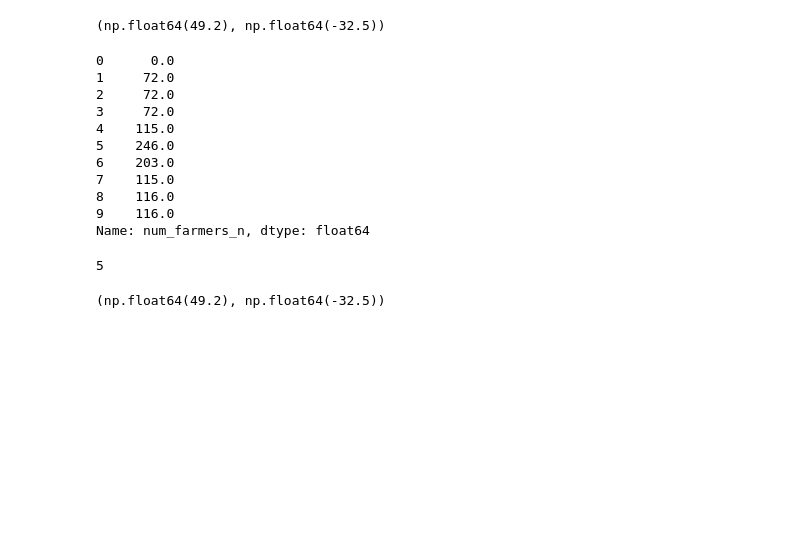
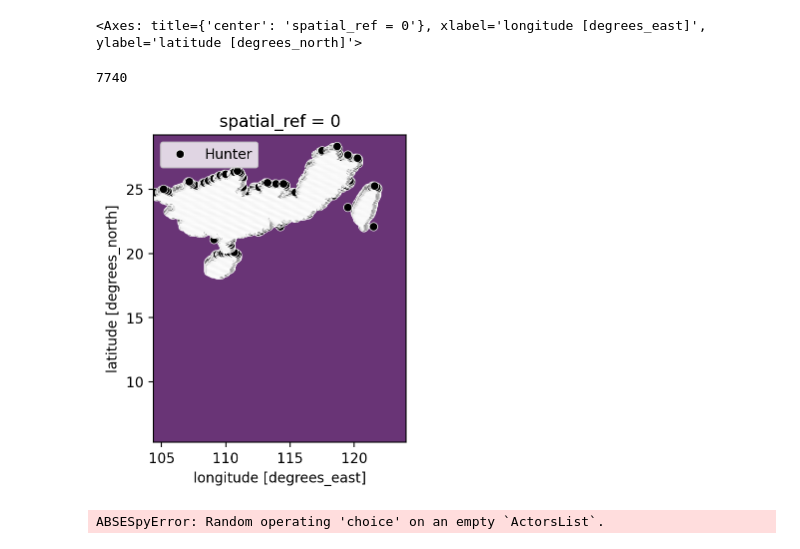
Before and after one commit to SongshGeo/South-China-Livehood-Evolution, a Jupyter notebook: exp.ipynb, the cells around one changed output. Drawn from its saved outputs; the diff is of its cells as text; code cells hidden in the pictures; blank space fills up the shorter version.

Commit message:
fix(nature): :bug: 修复了初始狩猎采集人口量不能调整的bug

```diff
--- a/exp.ipynb
+++ b/exp.ipynb
@@ -19,32 +19,17 @@ os.chdir(cfg.root)
 # %%
 from src.core import Model
 from src.api import Env
 
 
 model = Model(cfg, nature_class=Env)
-model.run_model()
-model.calc_rate("farmers")
+model.nature.setup()
+model.nature.plot.show()
+len(model.hunters)
 # %% [output]
-(np.float64(49.2), np.float64(-32.5))
+<Axes: title={'center': 'spatial_ref = 0'}, xlabel='longitude [degrees_east]', ylabel='latitude [degrees_north]'>
+7740
+[figure, added]
-# %%
-model.get_data_col("farmers")
-# %% [output]
-0      0.0
-1     72.0
-2     72.0
-3     72.0
-4    115.0
-5    246.0
-6    203.0
-7    115.0
-8    116.0
-9    116.0
-Name: num_farmers_n, dtype: float64
-# %%
-model.detect_breakpoints("farmers")
-# %% [output]
-5
-# %%
-model.calc_rate("farmers")
-# %% [output]
-(np.float64(49.2), np.float64(-32.5))
+# %%
+model.run_model()
+# %% [output]
+ABSESpyError: Random operating 'choice' on an empty `ActorsList`.
```
Also changed, not shown: 2 other files.
